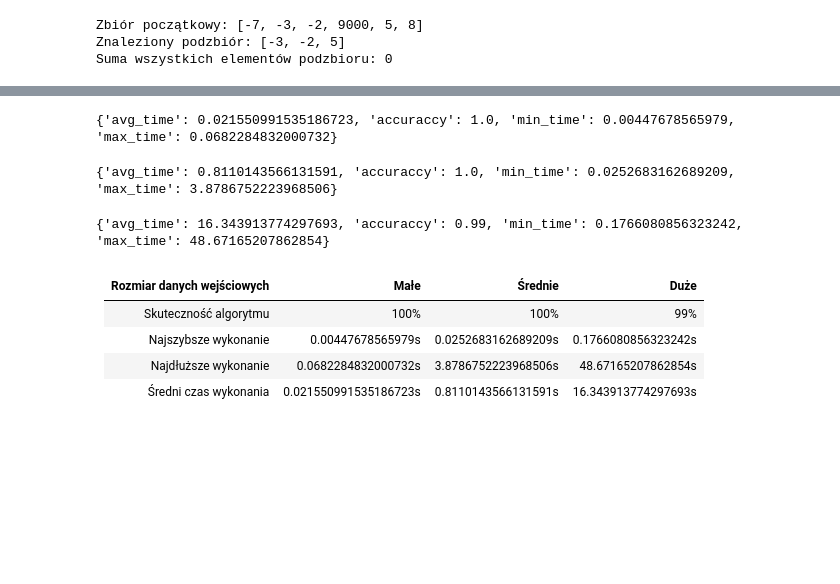
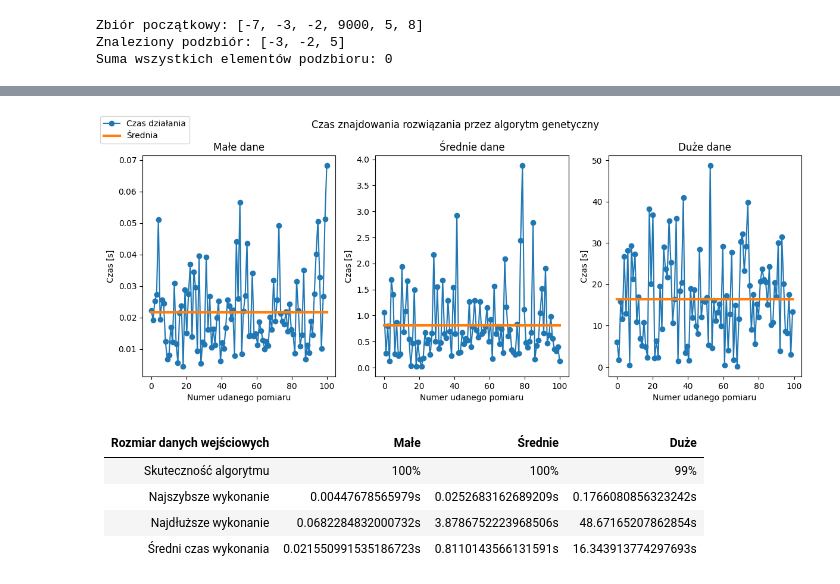
Before and after one commit to wgola/computional-intelligence-exercises, a Jupyter notebook: project1/project1.ipynb, the cells around one changed output, grey strips where cells are left out. Saved outputs shown, nothing was run; the diff lists cells and outputs as text; code cells hidden in the pictures; blank space fills up the shorter version.

```diff
--- a/project1/project1.ipynb
+++ b/project1/project1.ipynb
@@ -163,18 +152,46 @@ def ga_data(input):
-# %%
-small_inputs_results = ga_data("small_input")
-print(small_inputs_results)
-# %% [output]
-{'avg_time': 0.021550991535186723, 'accuraccy': 1.0, 'min_time': 0.00447678565979, 'max_time': 0.0682284832000732}
-# %%
-medium_inputs_results = ga_data("medium_input")
-print(medium_inputs_results)
-# %% [output]
-{'avg_time': 0.8110143566131591, 'accuraccy': 1.0, 'min_time': 0.0252683162689209, 'max_time': 3.8786752223968506}
-# %%
-big_inputs_results = ga_data("big_input")
-print(big_inputs_results)
-# %% [output]
-{'avg_time': 16.343913774297693, 'accuraccy': 0.99, 'min_time': 0.1766080856323242, 'max_time': 48.67165207862854}
+# %%
+ga_times = pd.read_csv("ga_times.csv")
+
+
+def ga_data(input):
+    column = ga_times[ga_times[input] != 0][input]
+    result = {"column": column}
+    result["avg_time"] = column.mean()
+    result["accuraccy"] = len(column) / 100
+    result["min_time"] = column.min()
+    result["max_time"] = column.max()
+    return result
+
+
+def plot_times(data, algotihm):
+    plt.figure(figsize=(12, 5))
+    plt.suptitle("Czas znajdowania rozwiązania przez {}".format(algotihm))
+    for i in range(3):
+        plt.subplot(1, 3, i+1)
+        if i == 0:
+            plt.title("Małe dane")
+        elif i == 1:
+            plt.title("Średnie dane")
+        else:
+            plt.title("Duże dane")
+        plt.xlabel("Numer udanego pomiaru")
+        plt.ylabel("Czas [s]")
+        curr_data = data[i]
+        x = np.linspace(0, len(curr_data["column"]), len(curr_data["column"]))
+        plt.plot(x, curr_data["column"], marker="o")
+        plt.plot(x, [curr_data["avg_time"] for _ in x], linewidth=3)
+
+    plt.figlegend(labels=["Czas działania", "Średnia"], loc="upper left")
+    plt.tight_layout()
+    plt.show()
+# %%
+data = [ga_data("small_input"),
+        ga_data("medium_input"),
+        ga_data("big_input")]
+
+plot_times(data, "algorytm genetyczny")
+# %% [output]
+[figure, added]
 # %% [markdown]
 | Rozmiar danych wejściowych |         Małe          |       Średnie       |        Duże         |
 | :------------------------: | :-------------------: | :-----------------: | :-----------------: |
```
Also changed, not shown: parts of 19 cells of this notebook.
